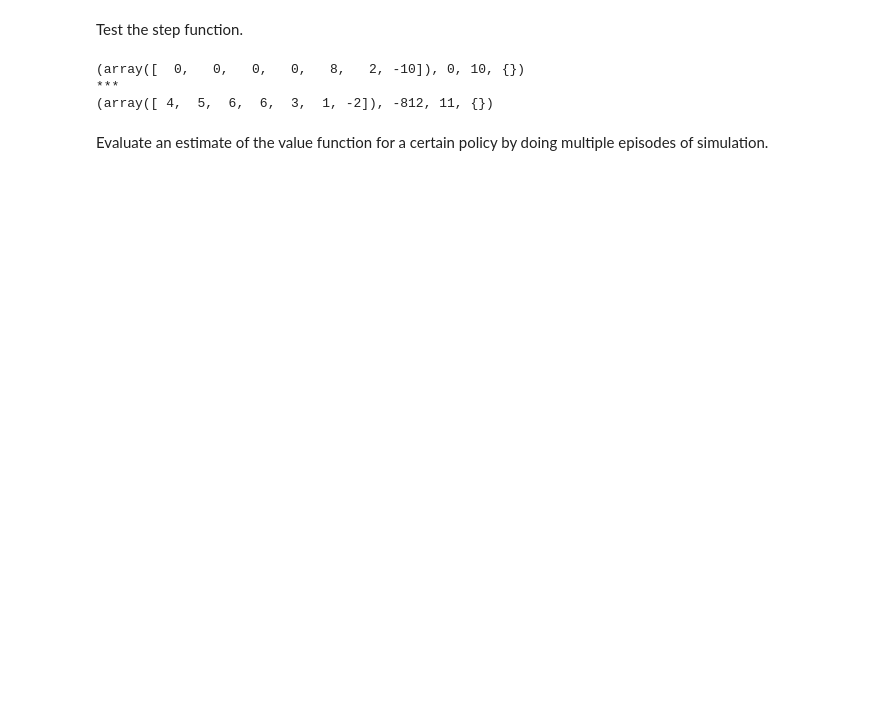
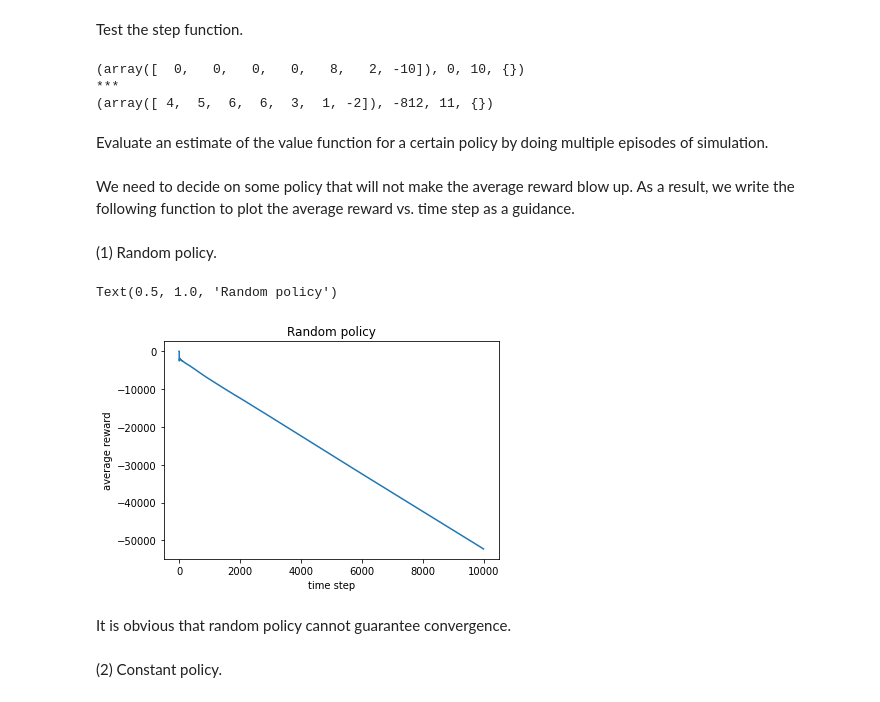
Before and after one commit to xixumei1226/dual-sourcing-rl, a Jupyter notebook: test.ipynb, the cells around one changed output. Cells and saved outputs as stored; diff of their text form; code cells hidden in the pictures; blank space fills up the shorter version.

```diff
--- a/test.ipynb
+++ b/test.ipynb
@@ -18,6 +10,6 @@ print(init_inventory)
 # %%
-CONFIG = {'Lr': 5, 'Le': 1, 'cr': 100, 'ce': 105, 'lambda': Lambda,
-          'h': 1, 'b': 19, 'starting_state': np.append([0]*6, init_inventory), 'max_order': 20, 'max_inventory': 1000}
+CONFIG = {'Lr': 5, 'Le': 1, 'cr': 100, 'ce': 105, 'lambda': 10,
+          'h': 1, 'b': 19, 'starting_state': [0]*7, 'max_order': 20, 'max_inventory': 1000}
 # %% [markdown]
 Make an instance of the environment.
 # %%
@@ -67,2 +63,35 @@ def evaluate(env, n_episodes, numiters, policy, *args):
 
     return np.mean(av_reward), np.std(av_reward) # return average reward and std
+# %% [markdown]
+We need to decide on some policy that will not make the average reward blow up. As a result, we write the following function to plot the average reward vs. time step as a guidance.
+# %%
+def convergence_test(env, numiters, policy, *args):
+
+    cum_reward = np.zeros(numiters)
+    av_reward = np.zeros(numiters)
+
+    env.reset() # reset environment
+    for t in range(numiters-1):
+        action = policy(*args)
+        state, reward, demand, info = env.step(action)
+        cum_reward[t+1] = cum_reward[t] + reward
+        av_reward[t+1] = cum_reward[t+1] / (t+1)
+
+    plt.plot(range(numiters), av_reward)
+    plt.xlabel('time step')
+    plt.ylabel('average reward')
+# %% [markdown]
+(1) Random policy.
+# %%
+def random_policy(env):
+    return env.action_space.sample()
+# %%
+convergence_test(env, 10000, random_policy, env)
+plt.title('Random policy')
+# %% [output]
+Text(0.5, 1.0, 'Random policy')
+[figure, added]
+# %% [markdown]
+It is obvious that random policy cannot guarantee convergence.
+# %% [markdown]
+(2) Constant policy.
```
Also changed, not shown: parts of 20 cells of this notebook, 1 other file.
